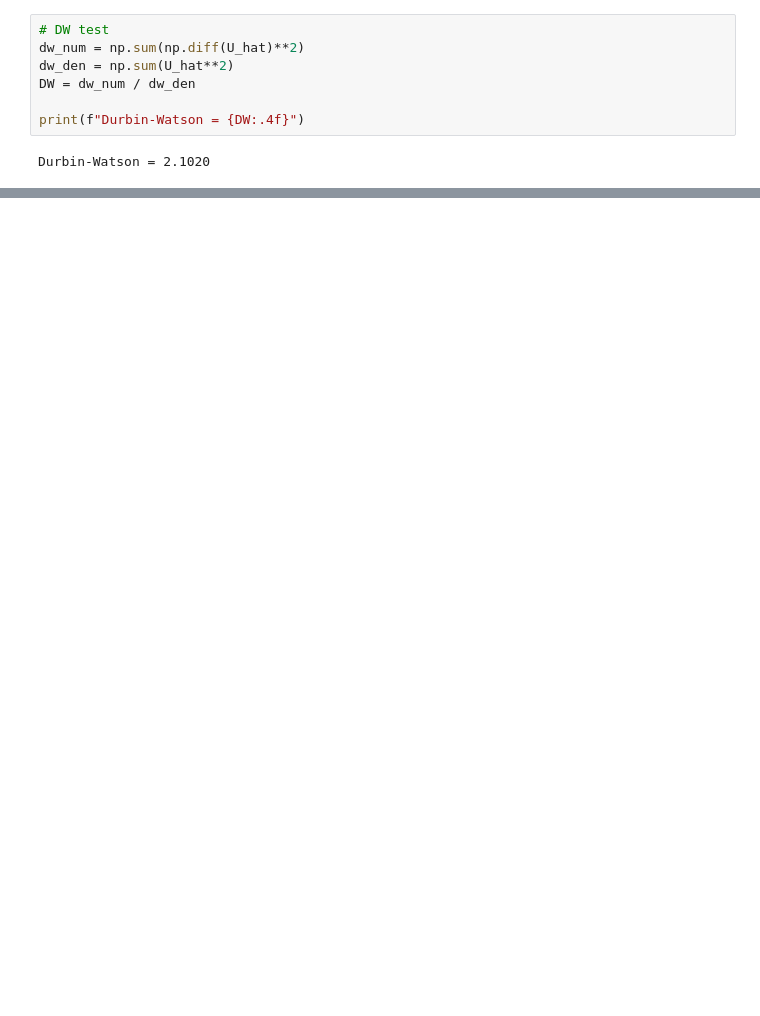
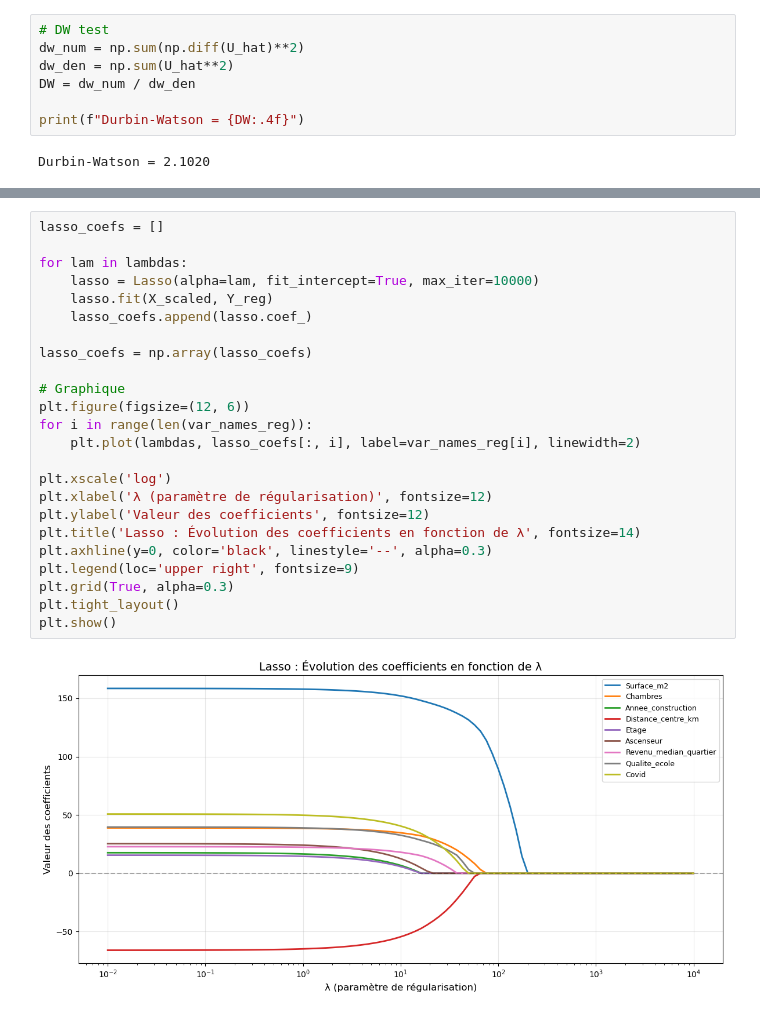
Before and after one commit to cmanell/Econometric-Project, a Jupyter notebook: src/traitement.ipynb, the cells around one changed output, grey strips where cells are left out. Cells and saved outputs as stored; diff of their text form; blank space fills up the shorter version.

```diff
--- a/src/traitement.ipynb
+++ b/src/traitement.ipynb
@@ -968,0 +1043,26 @@ First-stage F = 18.56224719694413
+# %%
+lasso_coefs = []
+
+for lam in lambdas:
+    lasso = Lasso(alpha=lam, fit_intercept=True, max_iter=10000)
+    lasso.fit(X_scaled, Y_reg)
+    lasso_coefs.append(lasso.coef_)
+
+lasso_coefs = np.array(lasso_coefs)
+
+# Graphique
+plt.figure(figsize=(12, 6))
+for i in range(len(var_names_reg)):
+    plt.plot(lambdas, lasso_coefs[:, i], label=var_names_reg[i], linewidth=2)
+
+plt.xscale('log')
+plt.xlabel('λ (paramètre de régularisation)', fontsize=12)
+plt.ylabel('Valeur des coefficients', fontsize=12)
+plt.title('Lasso : Évolution des coefficients en fonction de λ', fontsize=14)
+plt.axhline(y=0, color='black', linestyle='--', alpha=0.3)
+plt.legend(loc='upper right', fontsize=9)
+plt.grid(True, alpha=0.3)
+plt.tight_layout()
+plt.show()
+# %% [output]
+[figure, added]
```
Also changed, not shown: parts of 49 cells of this notebook.
